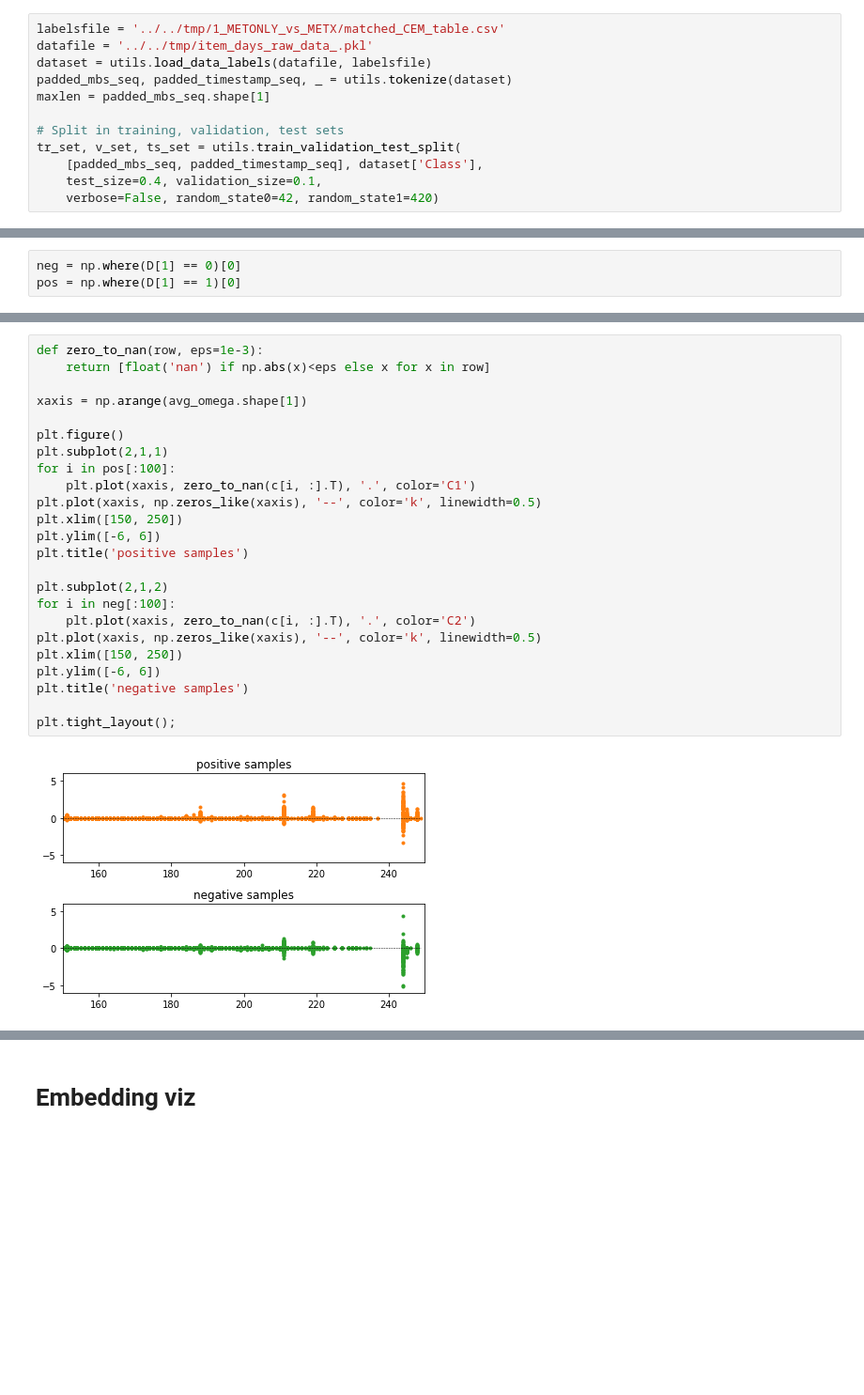
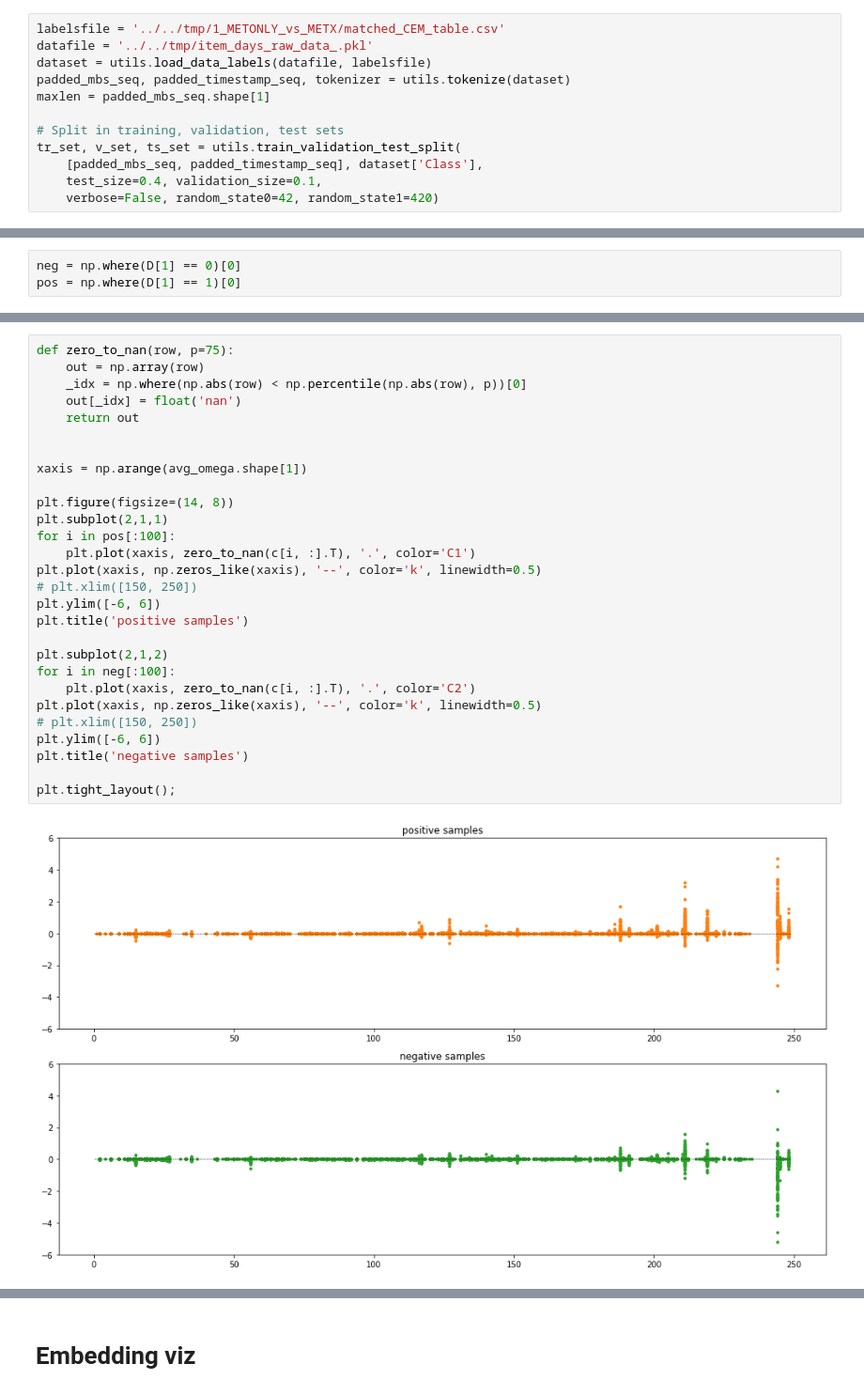
Before and after one commit to samuelefiorini/tangle, a Jupyter notebook: notebooks/embeddings/attention_viz.ipynb, the cells around one changed output, grey strips where cells are left out. Shown at 94% size. Drawn from its saved outputs; the diff is of its cells as text; blank space fills up the shorter version.

```diff
--- a/notebooks/embeddings/attention_viz.ipynb
+++ b/notebooks/embeddings/attention_viz.ipynb
@@ -22,7 +19,7 @@ reload(utils);
 labelsfile = '../../tmp/1_METONLY_vs_METX/matched_CEM_table.csv'
 datafile = '../../tmp/item_days_raw_data_.pkl'
 dataset = utils.load_data_labels(datafile, labelsfile)
-padded_mbs_seq, padded_timestamp_seq, _ = utils.tokenize(dataset)
+padded_mbs_seq, padded_timestamp_seq, tokenizer = utils.tokenize(dataset)
 maxlen = padded_mbs_seq.shape[1]
 
 # Split in training, validation, test sets
@@ -94,26 +110,30 @@ pos = np.where(D[1] == 1)[0]
 # %%
-def zero_to_nan(row, eps=1e-3):
-    return [float('nan') if np.abs(x)<eps else x for x in row]
+def zero_to_nan(row, p=75):
+    out = np.array(row)
+    _idx = np.where(np.abs(row) < np.percentile(np.abs(row), p))[0]
+    out[_idx] = float('nan')
+    return out
+
 
 xaxis = np.arange(avg_omega.shape[1])
 
-plt.figure()
+plt.figure(figsize=(14, 8))
 plt.subplot(2,1,1)
 for i in pos[:100]:
     plt.plot(xaxis, zero_to_nan(c[i, :].T), '.', color='C1')
 plt.plot(xaxis, np.zeros_like(xaxis), '--', color='k', linewidth=0.5)
-plt.xlim([150, 250])
+# plt.xlim([150, 250])
 plt.ylim([-6, 6])
 plt.title('positive samples')
 
 plt.subplot(2,1,2)
 for i in neg[:100]:
     plt.plot(xaxis, zero_to_nan(c[i, :].T), '.', color='C2')
 plt.plot(xaxis, np.zeros_like(xaxis), '--', color='k', linewidth=0.5)
-plt.xlim([150, 250])
+# plt.xlim([150, 250])
 plt.ylim([-6, 6])
 plt.title('negative samples')
 
 plt.tight_layout();
 # %% [output]
-[figure, old version]
+[figure, new version]
```
Also changed, not shown: parts of 13 cells of this notebook, 4 other files.
